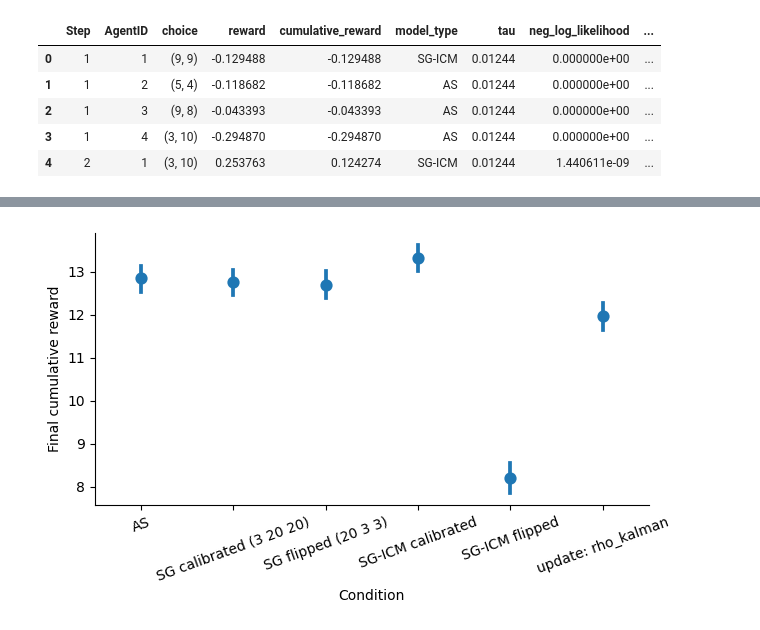
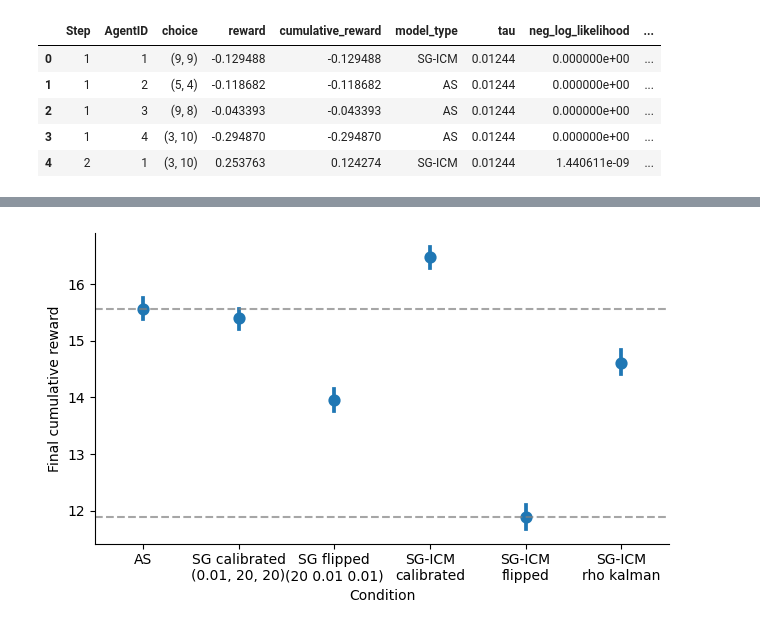
Before and after one commit to vagechirkov/Spatial-MAB-ABM, a Jupyter notebook: abm/rho_update.ipynb, the cells around one changed output, grey strips where cells are left out. Saved outputs shown, nothing was run; the diff lists cells and outputs as text; code cells hidden in the pictures.

Commit message:
improve plots and parallelize current implementation

```diff
--- a/abm/rho_update.ipynb
+++ b/abm/rho_update.ipynb
@@ -26,7 +26,7 @@ rho_zero = np.array([1.0, 0.0, 0.0, 0.0])
 
 conditions = {
     "perfectly_calibrated": {
-        "label": "SG-ICM calibrated",
+        "label": "SG-ICM\ncalibrated",
         "params": {
             "rho_update_rule": None,
             "rho": rho_true,
@@ -34,7 +34,7 @@ conditions = {
         }
     },
     "sign_flipped": {
-        "label": "SG-ICM flipped",
+        "label": "SG-ICM\nflipped",
         "params": {
             "rho_update_rule": None,
             "rho": rho_sign_flipped,
@@ -50,7 +50,7 @@ conditions = {
         }
     },
     "rho_kalman": {
-        "label": "update: rho_kalman",
+        "label": "SG-ICM\nrho kalman",
         "params": {
             "rho_update_rule": "rho_kalman",
             "rho": rho_zero,
@@ -59,20 +59,20 @@ conditions = {
 
     },
     "sg_calibrated": {
-        "label": "SG calibrated (3 20 20)",
+        "label": "SG calibrated\n(0.01, 20, 20)",
         "params": {
             "model_type": "SG",
             "rho_update_rule": None,
-            "observation_noise_social": [3, 20, 20],
+            "observation_noise_social": [0.01, 20, 20],
             "rho": rho_zero,
         }
     },
     "sg_flipped": {
-        "label": "SG flipped (20 3 3)",
+        "label": "SG flipped\n(20 0.01 0.01)",
         "params": {
             "model_type": "SG",
             "rho_update_rule": None,
-            "observation_noise_social": [20, 3, 3],
+            "observation_noise_social": [20, 0.01, 0.01],
             "rho": rho_zero,
         }
     }
@@ -183,9 +181,14 @@ def run_condition(condition_name, condition_cfg, parent, child_maps, n_steps=15,
         rho_update_init=0.0,
         rho_update_sigma_zeta=1e-4,
         rho_update_basis="full", # private/full
-        tau_sampling=True,
-        beta_sampling=True,
-        length_scale_sampling=True,
+        # tau_sampling=True,
+        # beta_sampling=True,
+        # length_scale_sampling=True,
+        tau=0.03,
+        beta_private=0.33,
+        length_scale_private=1.11,
+        length_scale_social=1.11,
+        length_scale_is_identical=True,
         seed=seed,
         **condition_cfg["params"]
     )
@@ -201,7 +204,7 @@ def run_condition(condition_name, condition_cfg, parent, child_maps, n_steps=15,
     df["seed"] = seed
     return df, np.array(rho_history)
 # %%
-n_envs = 5_000
+n_envs = 1_000
 n_steps = 15
 
 all_results = []
@@ -295,36 +353,48 @@ def plot_final_cumreward_catplot(df, x='condition_label'):
     if plot_df.empty:
         print("No data available for plot_final_cumreward_catplot.")
         return
 
     group_cols = ["seed"]
     if x in plot_df.columns:
         group_cols.append(x)
     final_step = plot_df.groupby(group_cols)["Step"].transform('max')
     last = plot_df[plot_df['Step'] == final_step].copy()
     last = last.dropna(subset=[x, 'cumulative_reward'])
     if last.empty:
         print("No final-step data to plot.")
         return
 
     sns.catplot(
         data=last,
         kind='point',
         x=x,
         y='cumulative_reward',
         order=sorted(last[x].unique()),
         height=4,
         aspect=1.6,
-        linestyle='none'
+        linestyle='none',
+        estimator='mean',
+        errorbar=('ci', 95)
     )
-    plt.xticks(rotation=20)
+
+    as_mean = last.loc[last[x] == "AS", "cumulative_reward"].mean()
+    flipped_mean = last.loc[last[x] == "SG-ICM\nflipped", "cumulative_reward"].mean()
+
+    if pd.notna(as_mean):
+        plt.axhline(y=as_mean, color='gray', linestyle='--', label='AS Mean', alpha=0.7)
+
+    if pd.notna(flipped_mean):
+        plt.axhline(y=flipped_mean, color='gray', linestyle='--', label='SG-ICM flipped Mean', alpha=0.7)
+
+    plt.xticks(rotation=0)
     plt.xlabel('Condition')
     plt.ylabel('Final cumulative reward')
     plt.tight_layout()
     plt.show()
 
 plot_final_cumreward_catplot(results)
 # %% [output]
-[figure, old version]
+[figure, new version]
 # %%
 def mean_rho_history(condition):
     histories = [
```
Also changed, not shown: parts of 5 cells of this notebook.
